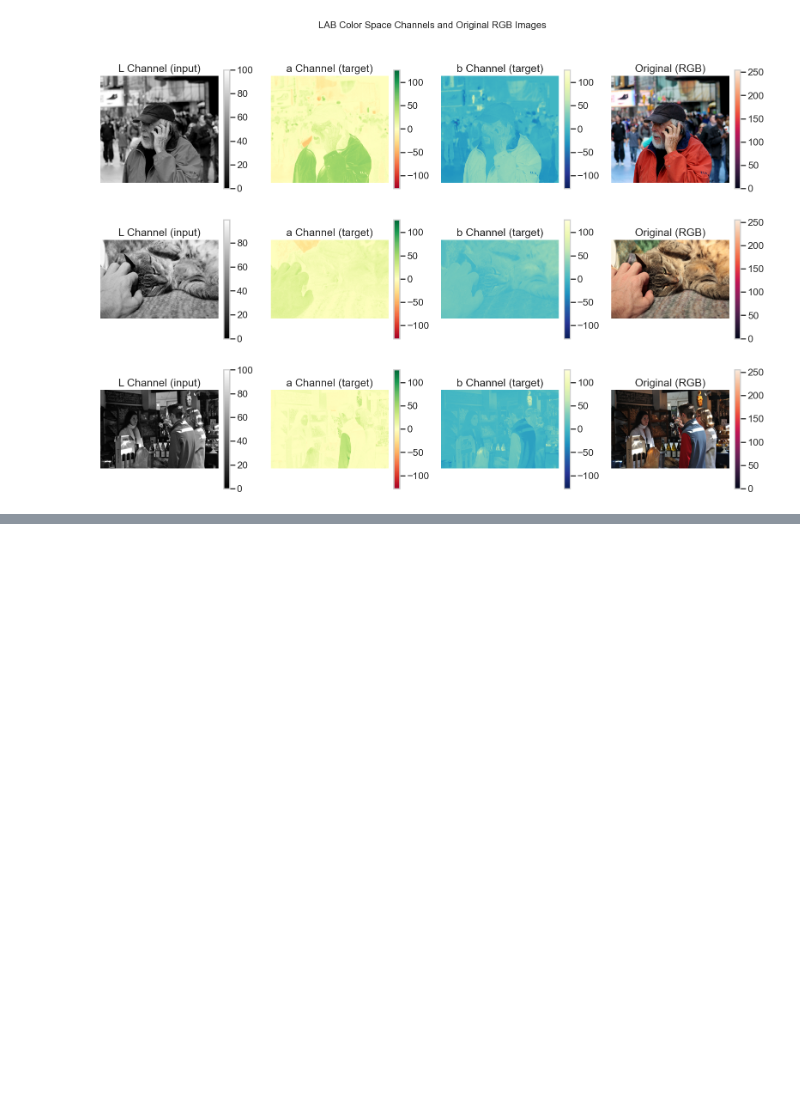
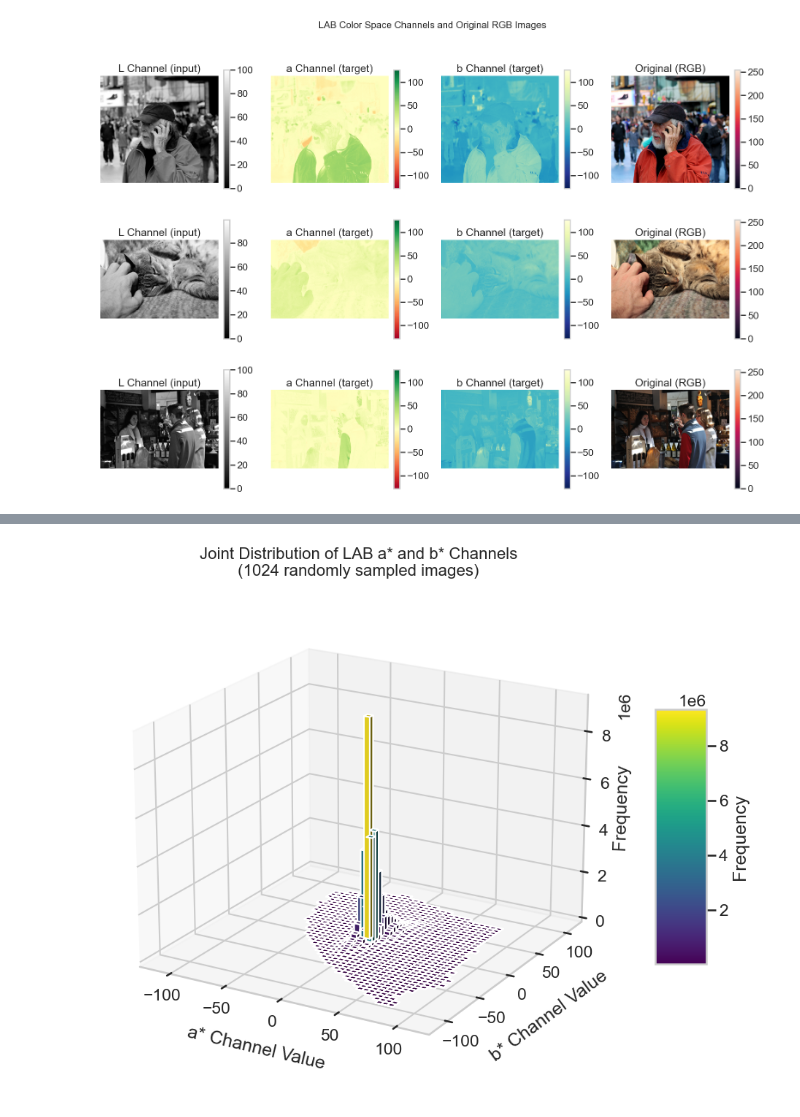
Before and after one commit to atodorov284/image_colorizer, a Jupyter notebook: notebooks/data_analysis.ipynb, the cells around one changed output, grey strips where cells are left out. Saved outputs shown, nothing was run; the diff lists cells and outputs as text; code cells hidden in the pictures; blank space fills up the shorter version.

Commit message:
change plots in notebooks and refactor resnet

```diff
--- a/notebooks/data_analysis.ipynb
+++ b/notebooks/data_analysis.ipynb
@@ -248,0 +249,55 @@ plt.show()
+# %%
+bins = 50
+hist_range = [[-128, 128], [-128, 128]]
+hist, xedges, yedges = np.histogram2d(
+    all_a_values_np, all_b_values_np, bins=bins, range=hist_range
+)
+
+xpos, ypos = np.meshgrid(
+    xedges[:-1] + (xedges[1] - xedges[0]) / 2,
+    yedges[:-1] + (yedges[1] - yedges[0]) / 2,
+    indexing="ij",
+)
+xpos = xpos.ravel()
+ypos = ypos.ravel()
+zpos = 0
+
+dz = hist.ravel()
+dx = dy = (xedges[1] - xedges[0]) * np.ones_like(dz)
+
+mask = dz > 0
+xpos = xpos[mask]
+ypos = ypos[mask]
+dz = dz[mask]
+dx = dx[mask]
+dy = dy[mask]
+
+fig = plt.figure(figsize=(12, 8))
+ax = fig.add_subplot(111, projection="3d")
+
+colors = plt.cm.viridis(dz / np.max(dz))
+ax.bar3d(xpos, ypos, zpos, dx, dy, dz, zsort="average", color=colors)
+
+norm = plt.Normalize(dz.min(), dz.max())
+
+sm = plt.cm.ScalarMappable(cmap=plt.cm.viridis, norm=norm)
+sm.set_array([])
+fig.colorbar(sm, ax=ax, shrink=0.5, aspect=5, label="Frequency")
+
+
+ax.set_xlabel("a* Channel Value", labelpad=15)
+ax.set_ylabel("b* Channel Value", labelpad=15)
+ax.set_zlabel("Frequency", labelpad=1)
+
+title_text = "Joint Distribution of LAB a* and b* Channels"
+title_text += f"\n({total_samples_processed} randomly sampled images)"
+ax.set_title(title_text, fontsize=16)
+
+ax.set_xlim([-128, 128])
+ax.set_ylim([-128, 128])
+ax.view_init(elev=20, azim=-60)
+
+plt.tight_layout()
+plt.show()
+# %% [output]
+[figure, added]
```
Also changed, not shown: parts of 9 cells of this notebook, 1 other file.
